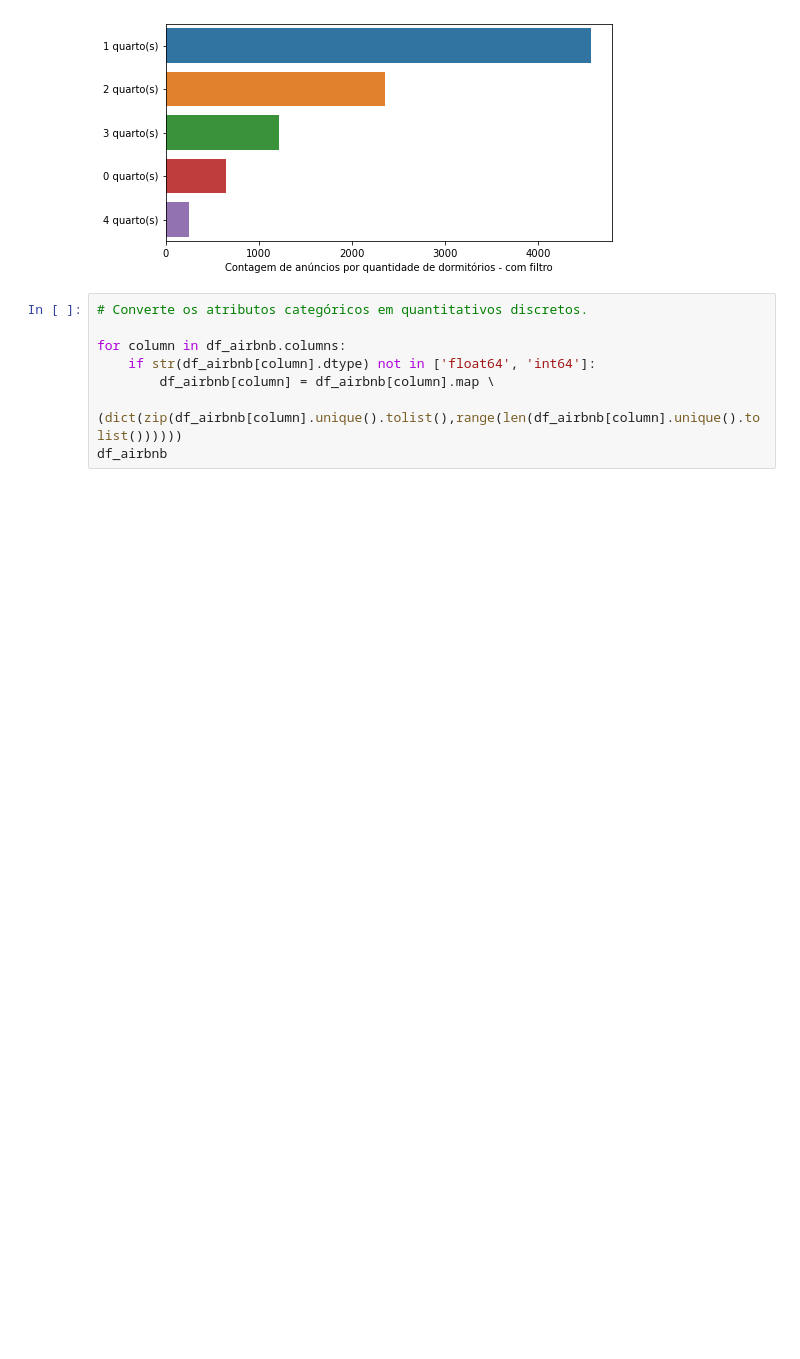
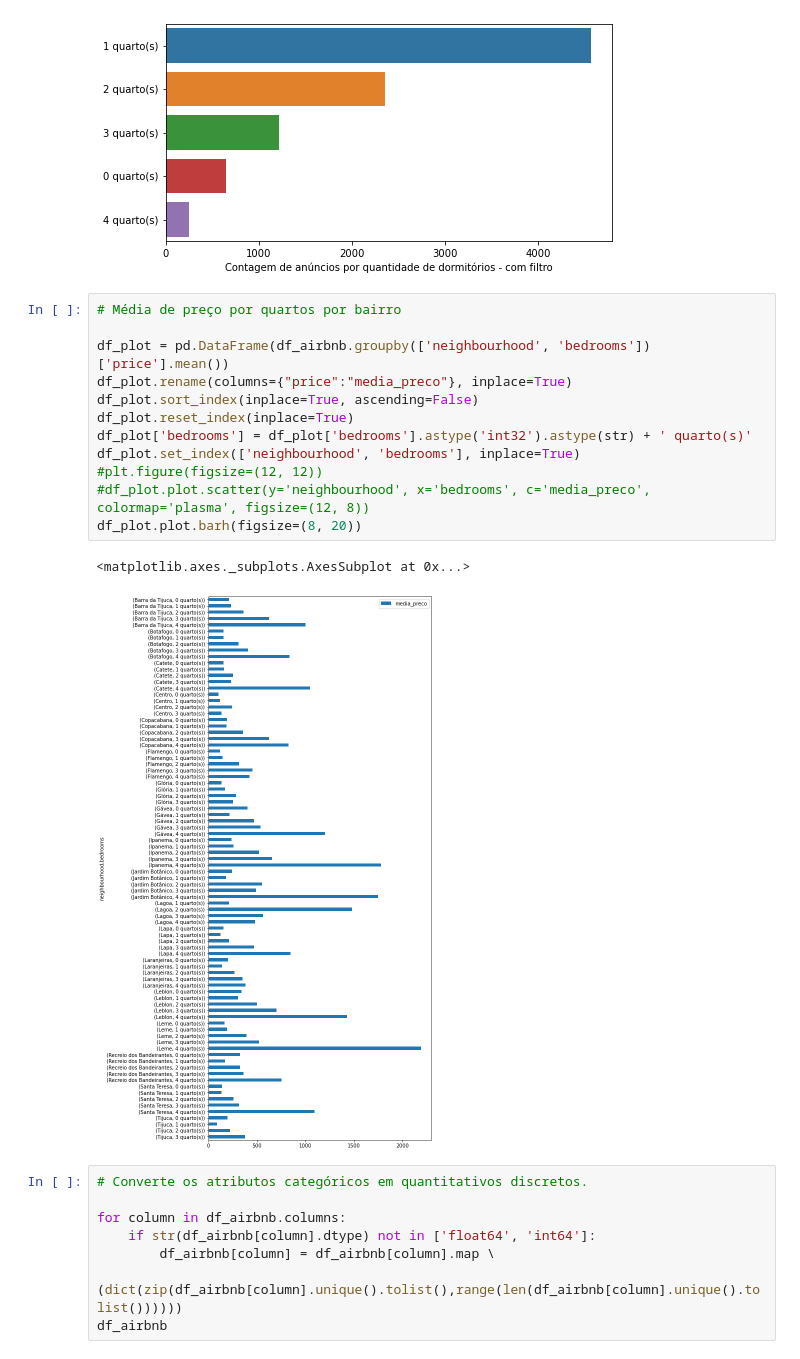
Before and after one commit to frlsouza/pmv_tcc_airbnb, a Jupyter notebook: tcc-puc-airbnb-exploracao.ipynb, the cells around one changed output. Drawn from its saved outputs; the diff is of its cells as text; blank space fills up the shorter version.

```diff
--- a/tcc-puc-airbnb-exploracao.ipynb
+++ b/tcc-puc-airbnb-exploracao.ipynb
@@ -307,6 +307,21 @@ ax.set_xlabel('Contagem de anúncios por quantidade de dormitórios - com filtro
 # %% [output]
 Text(0.5, 0, 'Contagem de anúncios por quantidade de dormitórios - com filtro')
 [figure]
+# %%
+# Média de preço por quartos por bairro
+
+df_plot = pd.DataFrame(df_airbnb.groupby(['neighbourhood', 'bedrooms'])['price'].mean())
+df_plot.rename(columns={"price":"media_preco"}, inplace=True)
+df_plot.sort_index(inplace=True, ascending=False)
+df_plot.reset_index(inplace=True)
+df_plot['bedrooms'] = df_plot['bedrooms'].astype('int32').astype(str) + ' quarto(s)'
+df_plot.set_index(['neighbourhood', 'bedrooms'], inplace=True)
+#plt.figure(figsize=(12, 12))
+#df_plot.plot.scatter(y='neighbourhood', x='bedrooms', c='media_preco', colormap='plasma', figsize=(12, 8))
+df_plot.plot.barh(figsize=(8, 20))
+# %% [output]
+<matplotlib.axes._subplots.AxesSubplot at 0x...>
+[figure, added]
 # %%
 # Converte os atributos categóricos em quantitativos discretos.
 
```
Also changed, not shown: parts of 4 cells of this notebook, 3 other files.
